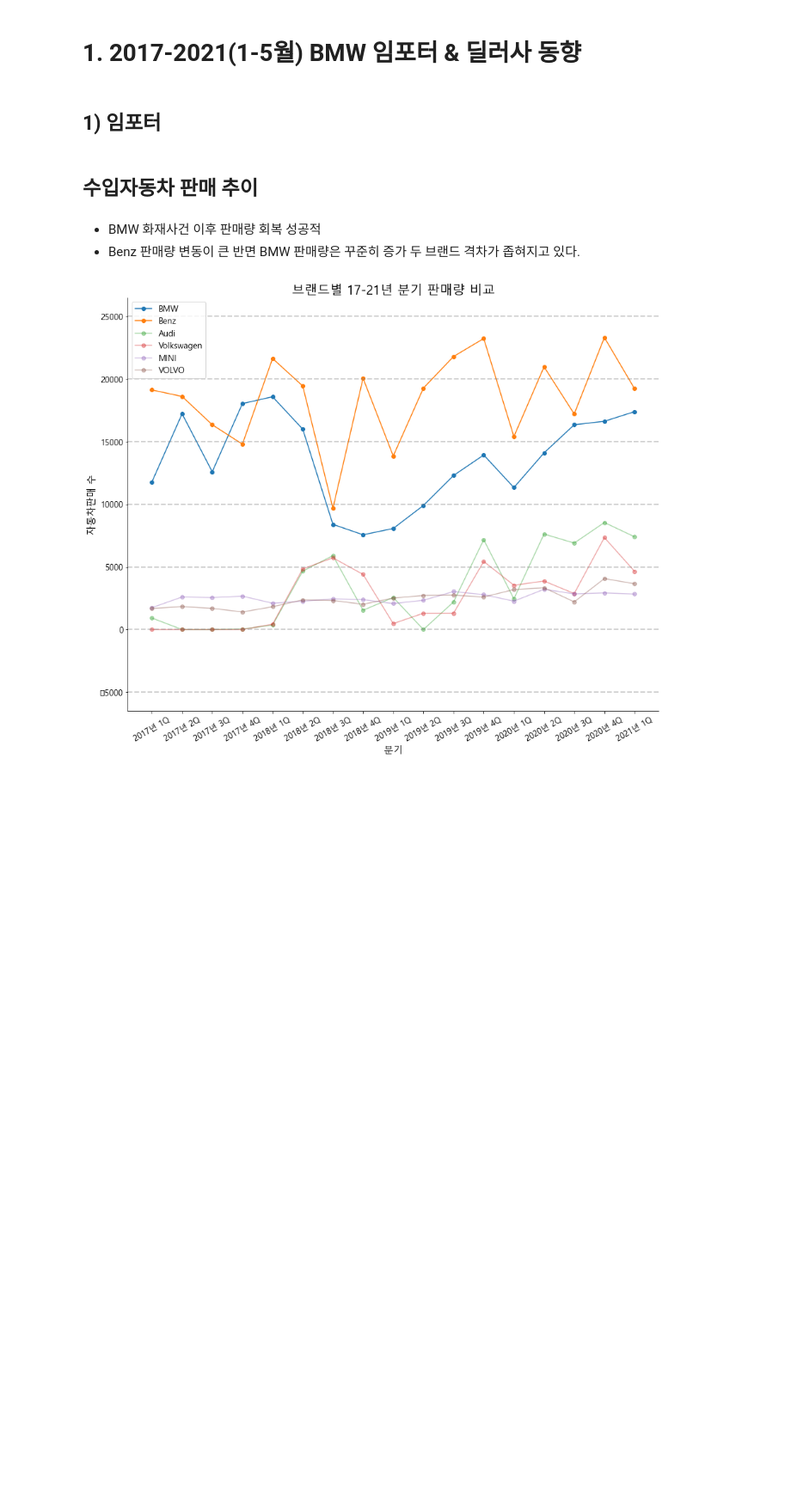
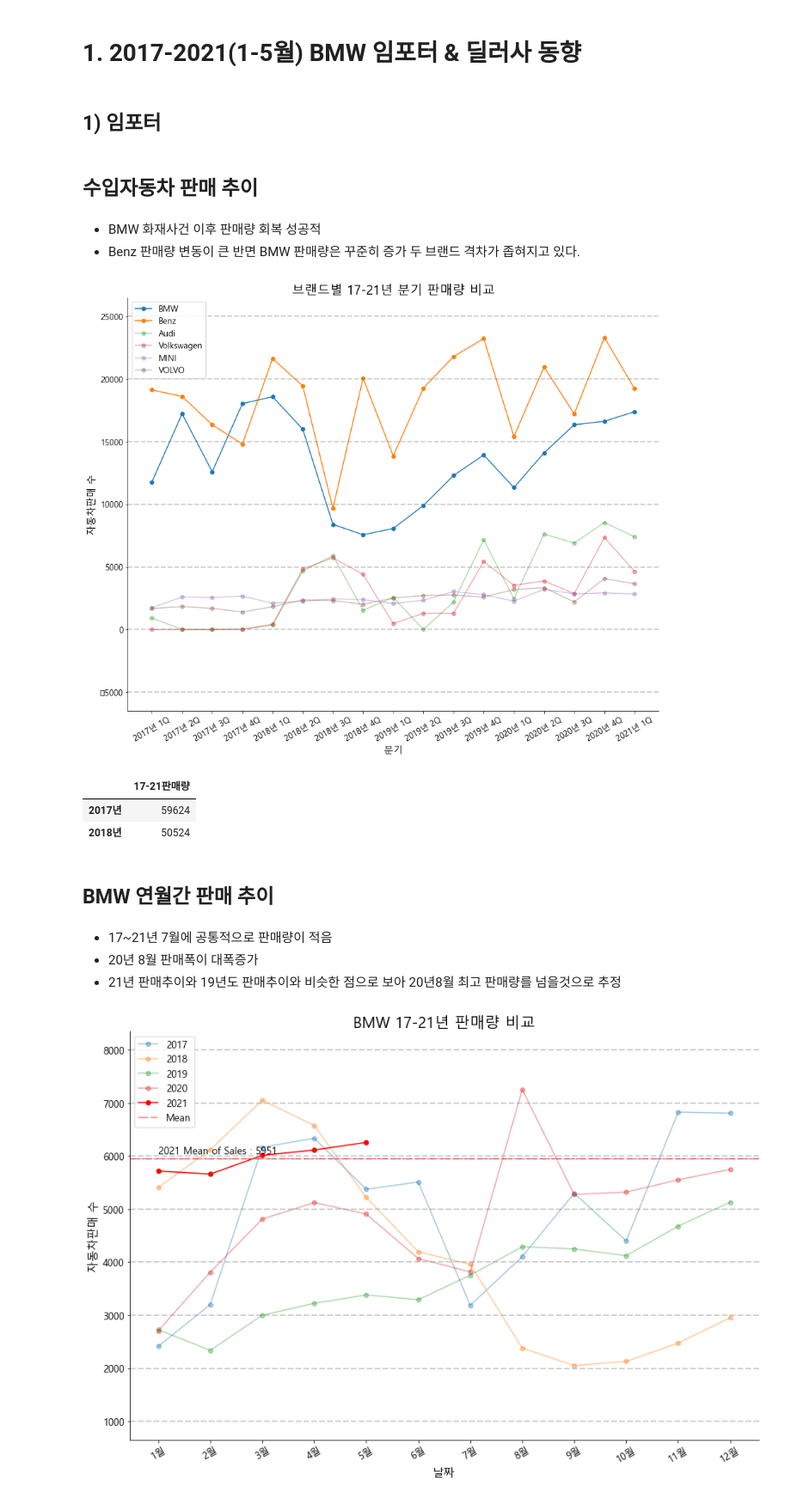
Before and after one commit to Kmingx/workscombine, a Jupyter notebook: 01. BMW 신규 거점 분석/BMW 신규 거점 선정을 위한 분석 Report_part1.ipynb, the cells around one changed output. Shown at 86% size. Cells and saved outputs as stored; diff of their text form; code cells hidden in the pictures; blank space fills up the shorter version.

```diff
--- a/01. BMW 신규 거점 분석/BMW 신규 거점 선정을 위한 분석 Report_part1.ipynb
+++ b/01. BMW 신규 거점 분석/BMW 신규 거점 선정을 위한 분석 Report_part1.ipynb
@@ -774,0 +789,69 @@ plt.show()
+# %%
+band6_2017_bmw = band6_2017_bmw.loc[:,'1월':'12월'].transpose()
+band6_2018_bmw = band6_2018_bmw.loc[:,'1월':'12월'].transpose()
+band6_2019_bmw = band6_2019_bmw.loc[:,'1월':'12월'].transpose()
+band6_2020_bmw = band6_2020_bmw.loc[:,'1월':'12월'].transpose()
+band6_2021_bmw = band6_2021_bmw.loc[:,'1월':'5월'].transpose()
+band6_total = band6_total.loc[:,'2017년':'2021년(1~5월)'].transpose()
+# %%
+band6_2017_bmw.columns = ['2017_판매량']
+band6_2018_bmw.columns = ['2018_판매량']
+band6_2019_bmw.columns = ['2019_판매량']
+band6_2020_bmw.columns = ['2020_판매량']
+band6_2021_bmw.columns = ['2021_판매량']
+band6_total.columns = ['17-21판매량']
+band6_total.head(2)
+# %% [output]
+|  | 17-21판매량 |
+| 2017년 | 59624 |
+| 2018년 | 50524 |
+# %%
+mean_21= int(np.mean(band6_2021_bmw['2021_판매량']))
+# %% [markdown]
+## BMW 연월간 판매 추이
+# %% [markdown]
+- 17~21년 7월에 공통적으로 판매량이 적음
+- 20년 8월 판매폭이 대폭증가
+- 21년 판매추이와 19년도 판매추이와 비슷한 점으로 보아 20년8월 최고 판매량를 넘을것으로 추정
+# %%
+mean_sales = mean_21
+
+fig = plt.figure(figsize=(15,10)) ## 캔버스 생성
+fig.set_facecolor('white') ## 캔버스 색상 설정
+ax = fig.add_subplot() ## 그림 뼈대(프레임) 생성
+
+ax.spines['right'].set_visible(False) ## 오른쪽 축 숨김
+ax.spines['top'].set_visible(False) ## 위쪽 축 숨김
+
+
+ax.plot(band6_2018_bmw.index,band6_2017_bmw['2017_판매량'],marker='o',label='2017',alpha=0.4) ## 선그래프 생성
+ax.plot(band6_2018_bmw.index,band6_2018_bmw['2018_판매량'],marker='o',label='2018',alpha=0.4) ## 선그래프 생성
+ax.plot(band6_2019_bmw.index,band6_2019_bmw['2019_판매량'],marker='o',label='2019',alpha=0.4) ## 선그래프 생성
+ax.plot(band6_2020_bmw.index,band6_2020_bmw['2020_판매량'],marker='o',label='2020',alpha=0.4) ## 선그래프 생성
+ax.plot(band6_2021_bmw.index,band6_2021_bmw['2021_판매량'],marker='o',label='2021',alpha=1,color='red') ## 선그래프 생성
+
+## 평균값을 y 눈금에 추가한다.
+yticks2 = list(ax.get_yticks())
+yticks2.append(mean_sales)
+yticks2 = sorted(yticks2)
+
+for y in yticks2:
+    ax.axhline(y,linestyle=(0,(5,2)),color='grey',alpha=0.5)
+
+
+ax.axhline(mean_sales,label='Mean',linestyle=(0,(9,2)),color='red',alpha=0.5) ## 평균값을 y좌표로 하는 수평선 생성
+
+
+ax.text(0,mean_sales+100,f'2021 Mean of Sales : {mean_sales}',fontsize=13) ## 평균 매출 텍스트 출력
+ax.legend(loc='upper left', fontsize=13) ## 범례 생성
+
+
+plt.yticks(fontsize=13) ## y축 눈금 크기 설정
+plt.xticks(rotation=30,fontsize=13) ## x축 눈금 회전각도와 크기 설정
+
+plt.ylabel('자동차판매 수',rotation=90, fontsize=15, color='black') ## y축 라벨
+plt.xlabel('날짜',fontsize=15, color='black') ## x축 라벨
+plt.title('BMW 17-21년 판매량 비교',fontsize=20) ## 타이틀 설정
+plt.show()
+# %% [output]
+[figure, added]
```
Also changed, not shown: parts of 30 cells of this notebook, 2 other files.
